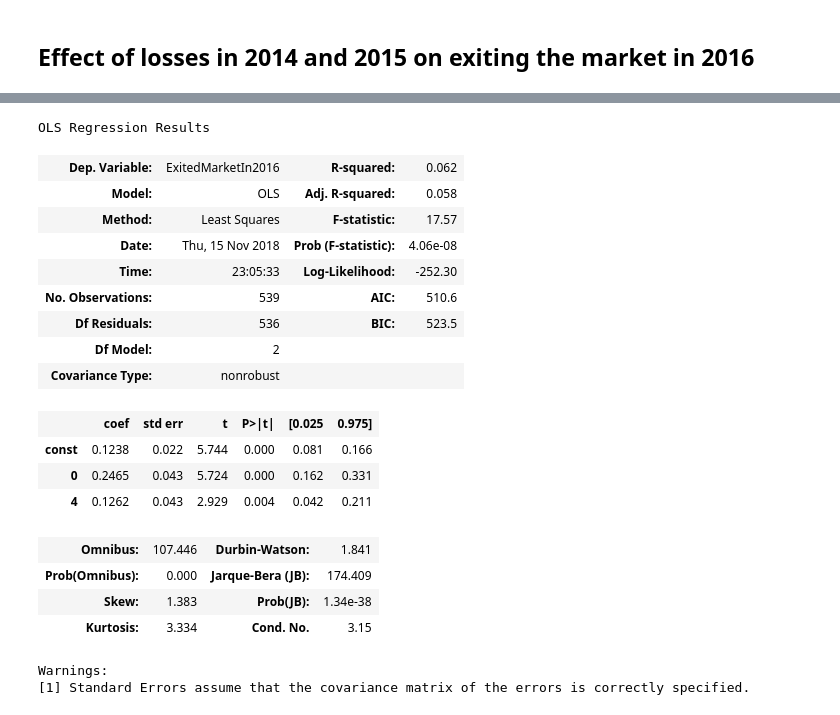
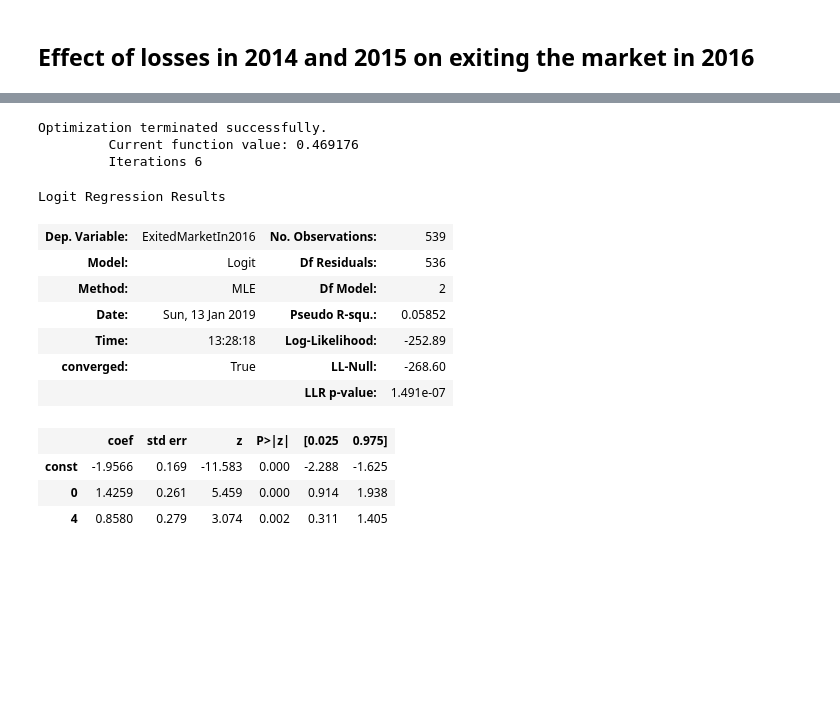
Before and after one commit to guanzgrace/risk-adjustment-model-validation, a Jupyter notebook: Validation.ipynb, the cells around one changed output, grey strips where cells are left out. Cells and saved outputs as stored; diff of their text form; code cells hidden in the pictures; blank space fills up the shorter version.

```diff
--- a/Validation.ipynb
+++ b/Validation.ipynb
@@ -826,36 +797,31 @@ sg_data_exit.columns = sg_data_exit.columns.astype(str)
 # %%
 # ExitedMarketIn 2016 = Loss 2014 Q1 + Loss 2014 Q5
 
 # "0" = you are losing money (loss is negative, which means Costs > Premiums + Transfers + Reinsurance)
 # "4" = you are making money (loss is positive, which means Costs < Premiums + Transfers + Reinsurance)
 
 no_nulls = sg_data_exit[['0', '4', 'ExitedMarketIn2016']].dropna()
 X = no_nulls[['0', '4']]
 y = no_nulls['ExitedMarketIn2016']
 X = sm.add_constant(X)
-est = sm.OLS(y, X).fit()
+est = sm.Logit(y, X).fit()
 est.summary()
 # %% [output]
-OLS Regression Results
+Optimization terminated successfully.
+         Current function value: 0.469176
+         Iterations 6
+Logit Regression Results
-| Dep. Variable: | ExitedMarketIn2016 | R-squared: | 0.062 |
-| Model: | OLS | Adj. R-squared: | 0.058 |
-| Method: | Least Squares | F-statistic: | 17.57 |
-| Date: | Thu, 15 Nov 2018 | Prob (F-statistic): | 4.06e-08 |
-| Time: | 23:05:33 | Log-Likelihood: | -252.30 |
-| No. Observations: | 539 | AIC: | 510.6 |
-| Df Residuals: | 536 | BIC: | 523.5 |
-| Df Model: | 2 |  |  |
-| Covariance Type: | nonrobust |  |  |
+| Dep. Variable: | ExitedMarketIn2016 | No. Observations: | 539 |
+| Model: | Logit | Df Residuals: | 536 |
+| Method: | MLE | Df Model: | 2 |
+| Date: | Sun, 13 Jan 2019 | Pseudo R-squ.: | 0.05852 |
+| Time: | 13:28:18 | Log-Likelihood: | -252.89 |
+| converged: | True | LL-Null: | -268.60 |
+|  |  | LLR p-value: | 1.491e-07 |
-|  | coef | std err | t | P>|t| | [0.025 | 0.975] |
-| const | 0.1238 | 0.022 | 5.744 | 0.000 | 0.081 | 0.166 |
-| 0 | 0.2465 | 0.043 | 5.724 | 0.000 | 0.162 | 0.331 |
-| 4 | 0.1262 | 0.043 | 2.929 | 0.004 | 0.042 | 0.211 |
+|  | coef | std err | z | P>|z| | [0.025 | 0.975] |
+| const | -1.9566 | 0.169 | -11.583 | 0.000 | -2.288 | -1.625 |
+| 0 | 1.4259 | 0.261 | 5.459 | 0.000 | 0.914 | 1.938 |
+| 4 | 0.8580 | 0.279 | 3.074 | 0.002 | 0.311 | 1.405 |
-| Omnibus: | 107.446 | Durbin-Watson: | 1.841 |
-| Prob(Omnibus): | 0.000 | Jarque-Bera (JB): | 174.409 |
-| Skew: | 1.383 | Prob(JB): | 1.34e-38 |
-| Kurtosis: | 3.334 | Cond. No. | 3.15 |
-Warnings:
-[1] Standard Errors assume that the covariance matrix of the errors is correctly specified.
 # %%
 # ExitedMarketIn 2016 = Loss 2014 + Loss 2015
 
```
Also changed, not shown: parts of 22 cells of this notebook, 3 other files.
